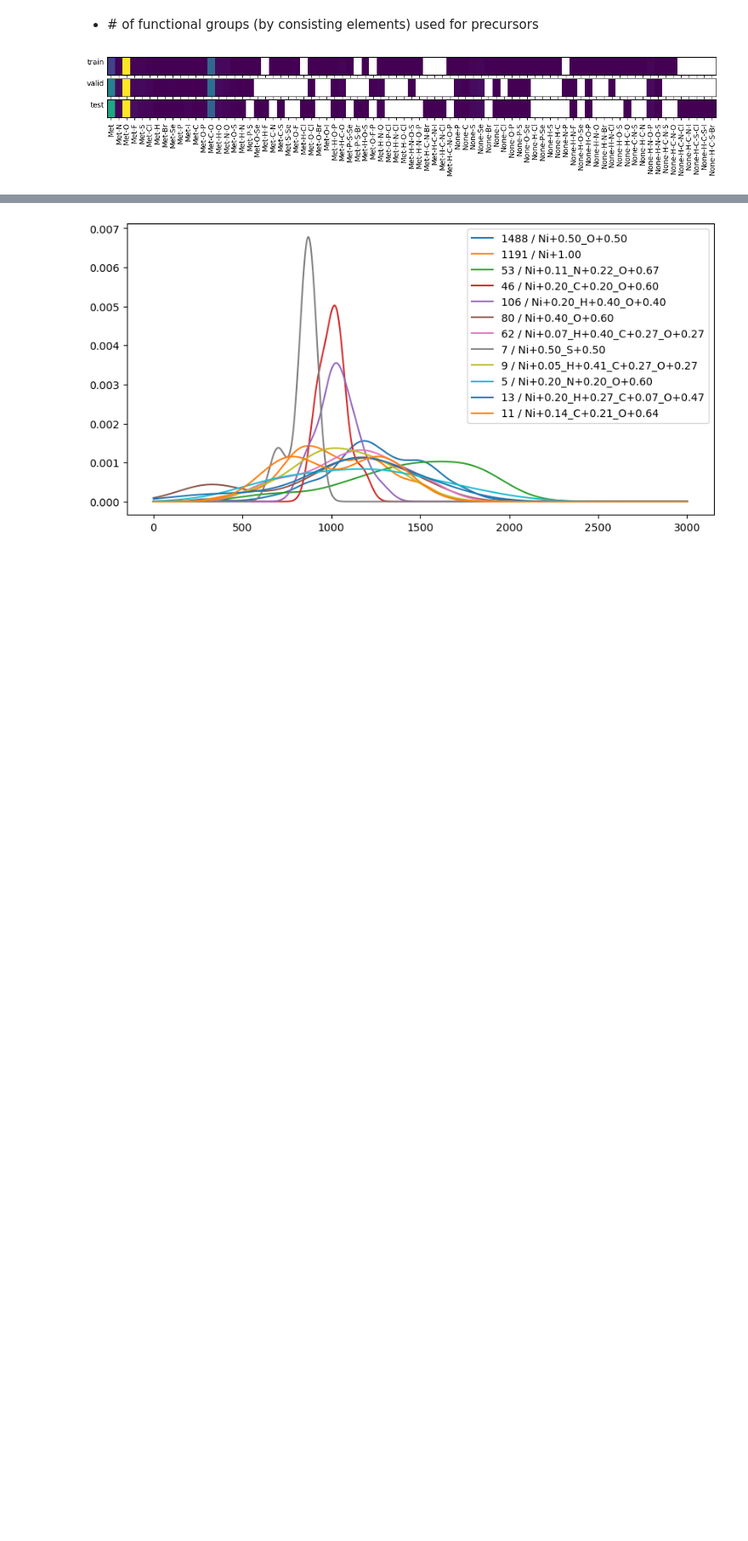
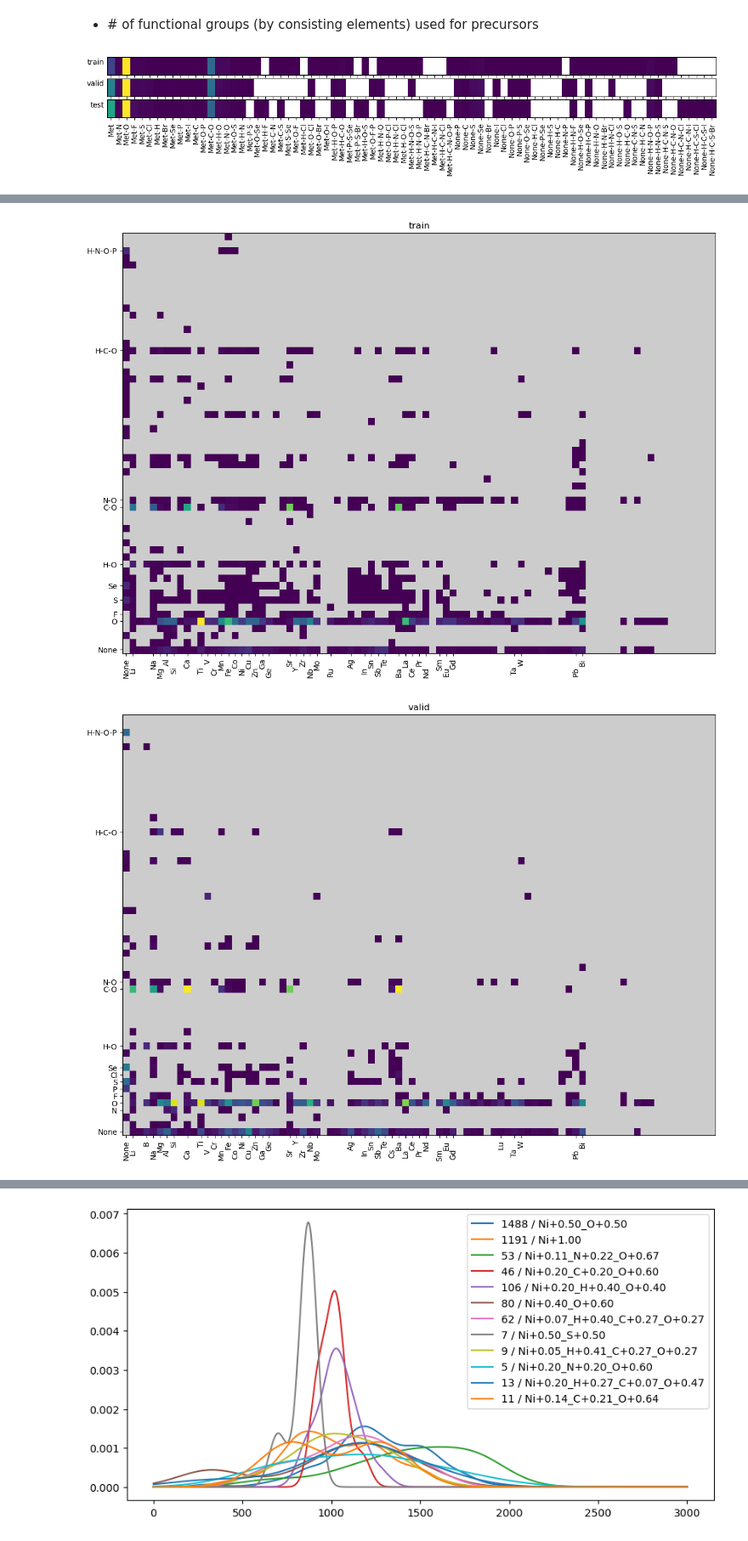
Before and after one commit to git-jhyang/inorganic_synthesis, a Jupyter notebook: notebooks/analysis_data.ipynb, the cells around one changed output, grey strips where cells are left out. Shown at 85% size. Drawn from its saved outputs; the diff is of its cells as text; code cells hidden in the pictures; blank space fills up the shorter version.

```diff
--- a/notebooks/analysis_data.ipynb
+++ b/notebooks/analysis_data.ipynb
@@ -924,3 +621,0 @@ Sim: 44146 / 0.16461 / Ca+0.15_Al+0.15_Si+0.19_N+0.49_O+0.02
-# %%
-for k,v in sorted(count_ele.items(), key=lambda x: x[1], reverse=True):
-    print(k, v)
@@ -1012,0 +639,35 @@ for target, dat in mat_by_target.items():
+# %%
+metals = ['None']
+metals += list(count_tgt_eles.keys())[:-1]
+fg_sys = [tuple()]
+fg_sys += sorted(sorted(set([k[1:] for k in prec_system.keys() if len(k) > 1]), key=lambda x: Element(x[0]).number), key=lambda x:len(x))
+
+mat = np.zeros((3, len(metals), len(fg_sys)))
+for i, m in enumerate(metals):
+    c = count_tgt_eles.get(m)
+    if c is None: continue
+    for j, fg in enumerate(fg_sys):
+        if c['case'].get(fg) is None:
+            continue
+        count = c['case'].get(fg)['count']
+        mat[:, i, j] += np.array(count)
+
+cmap = mpl.cm.viridis
+cmap.set_under([0.8,0.8,0.8])
+ylabels = ['train','valid','test']
+yticks = ['-'.join(list(k)) for k in fg_sys]
+yticks[0] = 'None'
+for m, ylabel in zip(mat, ylabels):
+    f, ax = plt.subplots(1,1,figsize=(14,10))
+    ax.set_title(ylabel)
+    ax.pcolormesh(m.T, vmin=1, cmap=cmap)
+    y_mask = m.sum(0) > np.sum(m) * 0.005
+    ax.set_yticks(np.where(y_mask)[0] + 0.5, labels=np.array(yticks)[y_mask])
+    x_mask = m.sum(1) > np.sum(m) * 0.005
+    ax.set_xticks(np.where(x_mask)[0] + 0.5, labels=np.array(metals)[x_mask], rotation=90)
+    for i, t in enumerate(ax.get_xticklabels()):
+        if i % 2 == 0: continue
+        t.set_y(-0.02)
+# %% [output]
+[figure, added]
+[figure, added]
```
Also changed, not shown: parts of 36 cells of this notebook, 2 other files.
